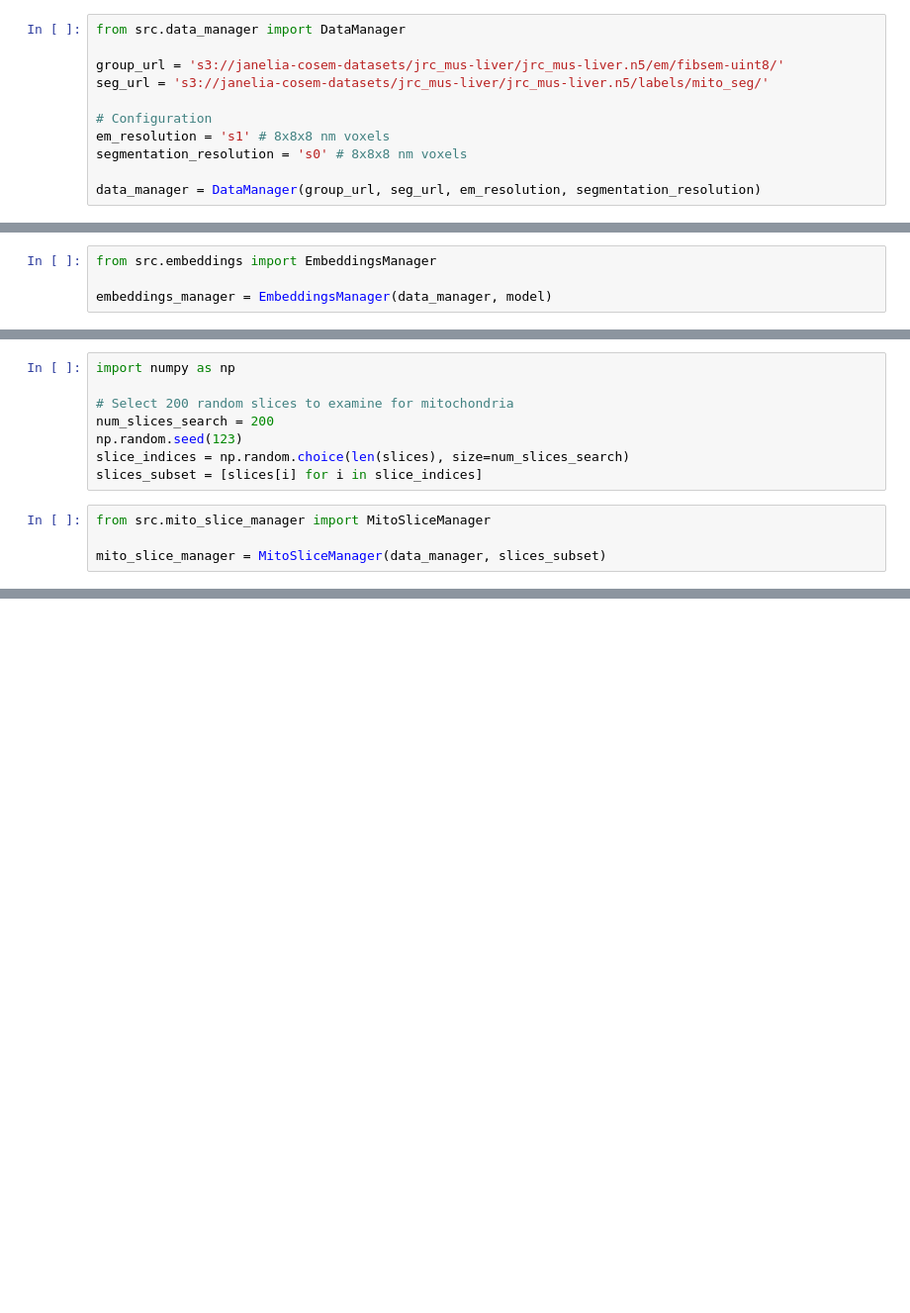
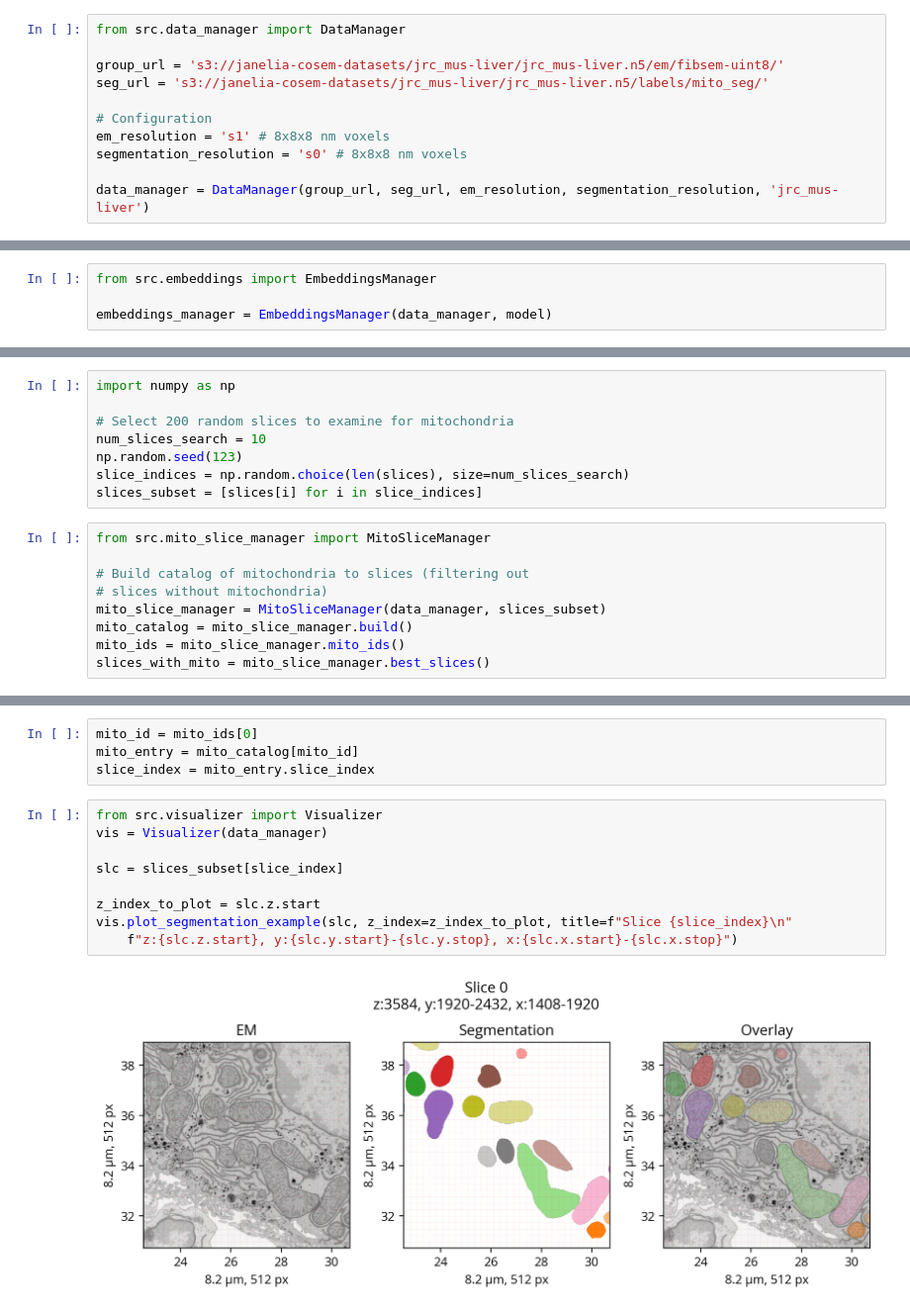
Before and after one commit to trngt/coding-tasks, a Jupyter notebook: task2/Explore_Mito_Data.ipynb, the cells around one changed output, grey strips where cells are left out. Shown at 99% size. Drawn from its saved outputs; the diff is of its cells as text; blank space fills up the shorter version.

Commit message:
protoype workflow to process mitochondria and compute per-mitochondria embeddings for dataset analysis

```diff
--- a/task2/Explore_Mito_Data.ipynb
+++ b/task2/Explore_Mito_Data.ipynb
@@ -13,7 +13,7 @@ seg_url = 's3://janelia-cosem-datasets/jrc_mus-liver/jrc_mus-liver.n5/labels/mit
 em_resolution = 's1' # 8x8x8 nm voxels
 segmentation_resolution = 's0' # 8x8x8 nm voxels
 
-data_manager = DataManager(group_url, seg_url, em_resolution, segmentation_resolution)
+data_manager = DataManager(group_url, seg_url, em_resolution, segmentation_resolution, 'jrc_mus-liver')
 # %%
 data_manager.em_data.view_groups()
 # %% [output]
@@ -119,11 +74,16 @@ plt.colorbar()
 import numpy as np
 
 # Select 200 random slices to examine for mitochondria
-num_slices_search = 200
+num_slices_search = 10
 np.random.seed(123)
 slice_indices = np.random.choice(len(slices), size=num_slices_search)
 slices_subset = [slices[i] for i in slice_indices]
 # %%
 from src.mito_slice_manager import MitoSliceManager
 
+# Build catalog of mitochondria to slices (filtering out
+# slices without mitochondria)
 mito_slice_manager = MitoSliceManager(data_manager, slices_subset)
+mito_catalog = mito_slice_manager.build()
+mito_ids = mito_slice_manager.mito_ids()
+slices_with_mito = mito_slice_manager.best_slices()
@@ -141,0 +111,15 @@ mito_slice_manager.plot_size_distribution()
+# %%
+mito_id = mito_ids[0]
+mito_entry = mito_catalog[mito_id]
+slice_index = mito_entry.slice_index
+# %%
+from src.visualizer import Visualizer
+vis = Visualizer(data_manager)
+
+slc = slices_subset[slice_index]
+
+z_index_to_plot = slc.z.start
+vis.plot_segmentation_example(slc, z_index=z_index_to_plot, title=f"Slice {slice_index}\n"
+    f"z:{slc.z.start}, y:{slc.y.start}-{slc.y.stop}, x:{slc.x.start}-{slc.x.stop}")
+# %% [output]
+[figure, added]
```
Also changed, not shown: parts of 22 cells of this notebook, 7 other files.
